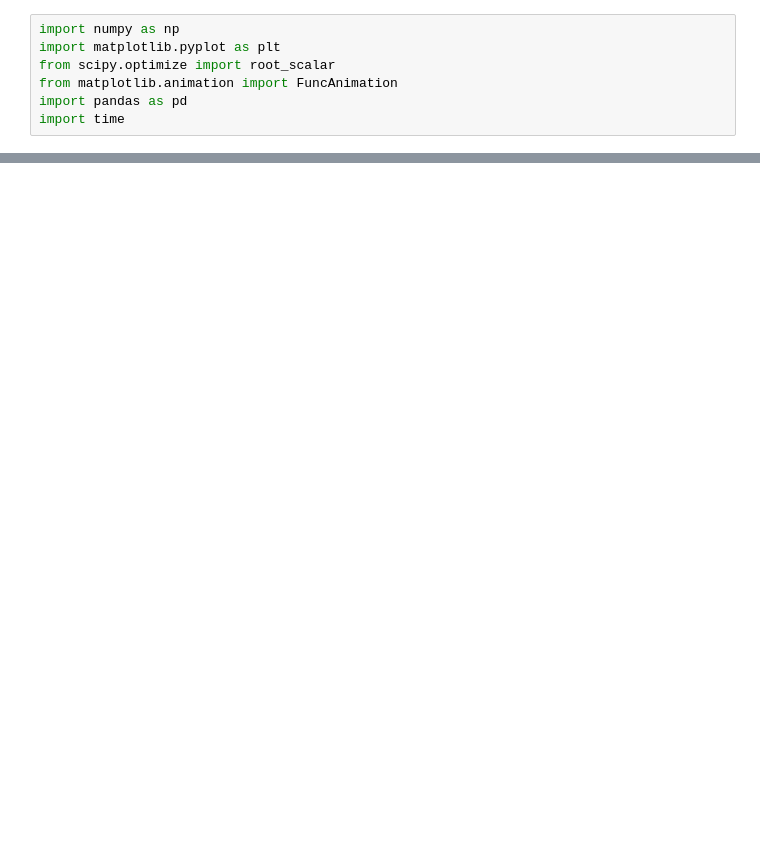
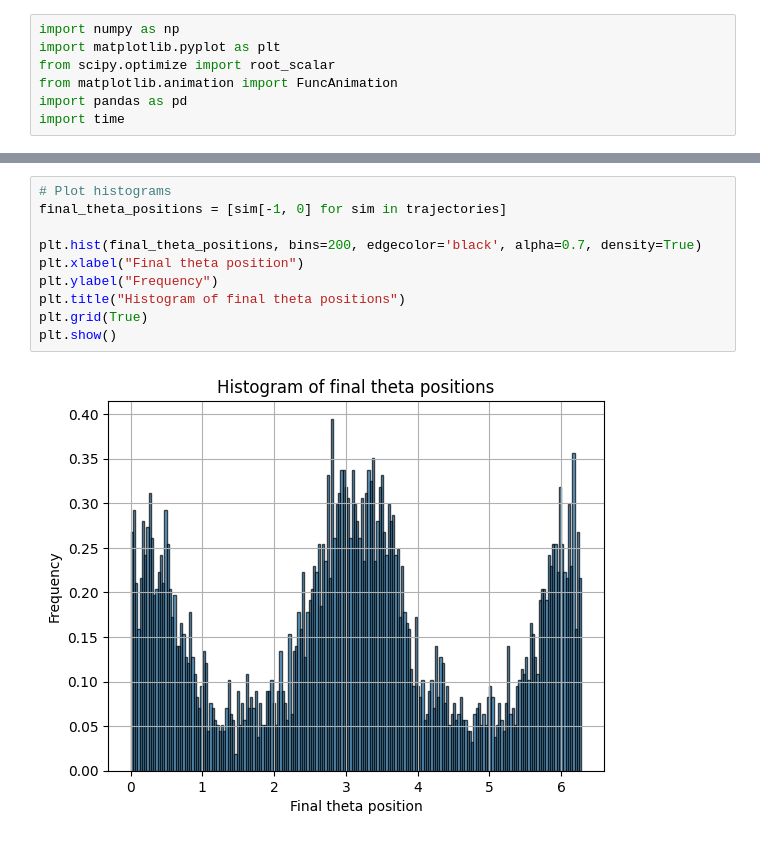
Before and after one commit to intimantripp/BrownianMicroswimmers, a Jupyter notebook: model_1_v2.ipynb, the cells around one changed output, grey strips where cells are left out. Drawn from its saved outputs; the diff is of its cells as text; blank space fills up the shorter version.

```diff
--- a/model_1_v2.ipynb
+++ b/model_1_v2.ipynb
@@ -272,0 +271,12 @@ plt.show()
+# %%
+# Plot histograms
+final_theta_positions = [sim[-1, 0] for sim in trajectories]
+
+plt.hist(final_theta_positions, bins=200, edgecolor='black', alpha=0.7, density=True)
+plt.xlabel("Final theta position")
+plt.ylabel("Frequency")
+plt.title("Histogram of final theta positions")
+plt.grid(True)
+plt.show()
+# %% [output]
+[figure, added]
```
Also changed, not shown: parts of 6 cells of this notebook, 26 other files.
